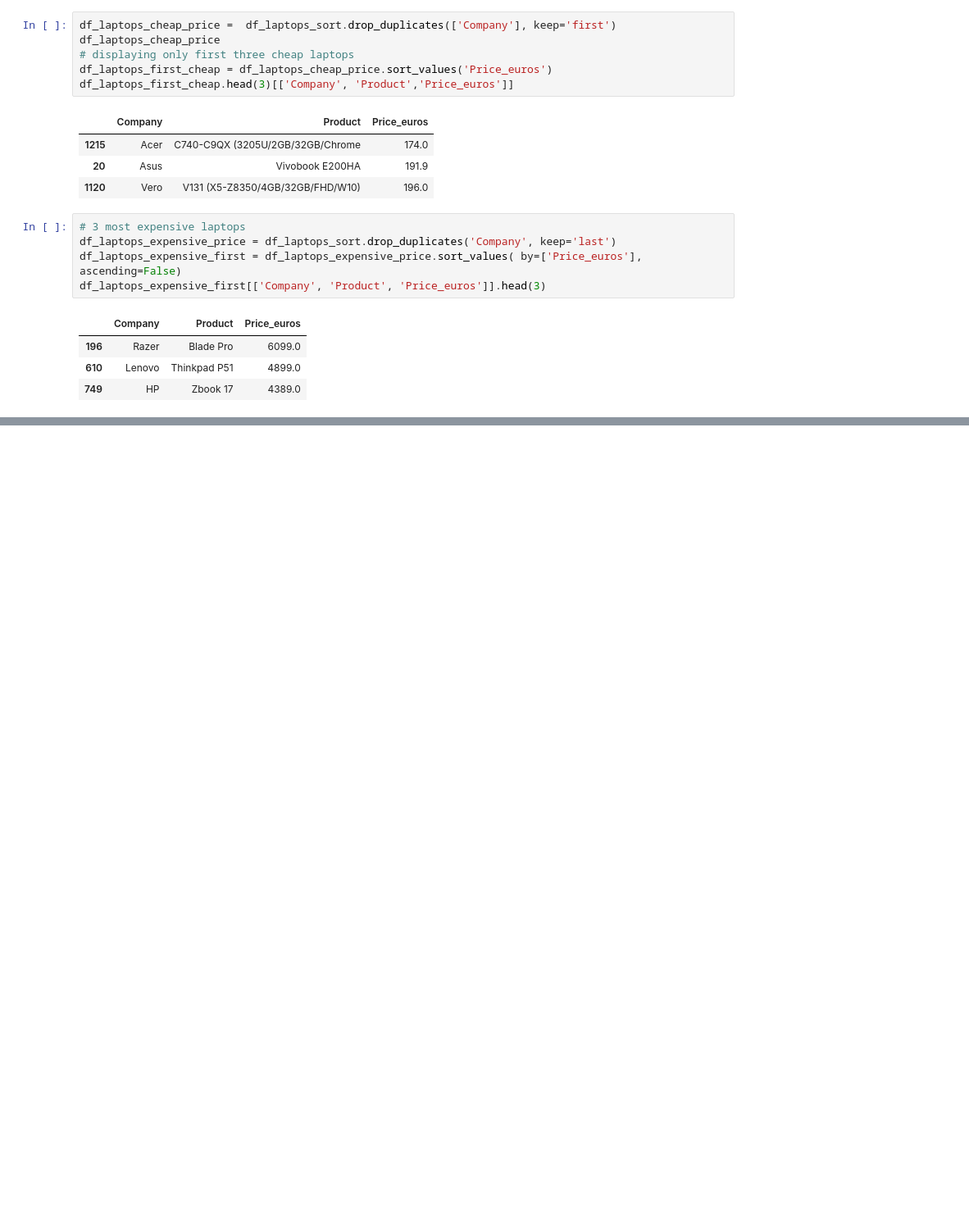
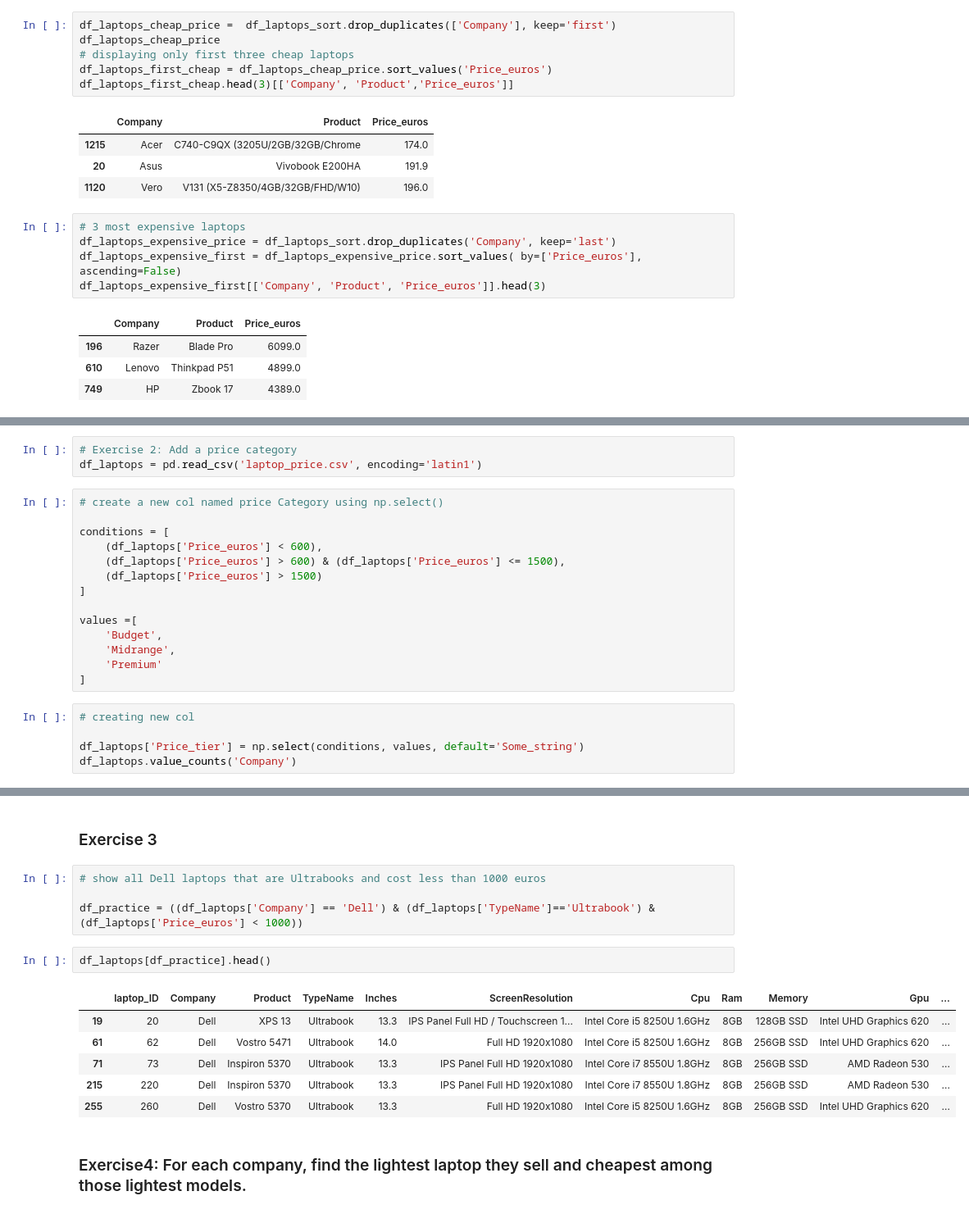
Before and after one commit to blu3-bird/Pandas-and-Numpy, a Jupyter notebook: filtering Data/drop_duplicates.ipynb, the cells around one changed output, grey strips where cells are left out. Shown at 82% size. Drawn from its saved outputs; the diff is of its cells as text; blank space fills up the shorter version.

Commit message:
Revision exercise

```diff
--- a/filtering Data/drop_duplicates.ipynb
+++ b/filtering Data/drop_duplicates.ipynb
@@ -298,0 +301,22 @@ df_laptops_expensive_first[['Company', 'Product', 'Price_euros']].head(3)
+# %%
+# Exercise 2: Add a price category
+df_laptops = pd.read_csv('laptop_price.csv', encoding='latin1')
+# %%
+# create a new col named price Category using np.select()
+
+conditions = [
+    (df_laptops['Price_euros'] < 600),
+    (df_laptops['Price_euros'] > 600) & (df_laptops['Price_euros'] <= 1500),
+    (df_laptops['Price_euros'] > 1500)
+]
+
+values =[
+    'Budget',
+    'Midrange',
+    'Premium'
+]
+# %%
+# creating new col
+
+df_laptops['Price_tier'] = np.select(conditions, values, default='Some_string')
+df_laptops.value_counts('Company')
@@ -298,0 +341,17 @@ df_laptops_expensive_first[['Company', 'Product', 'Price_euros']].head(3)
+# %% [markdown]
+### Exercise 3
+# %%
+# show all Dell laptops that are Ultrabooks and cost less than 1000 euros
+
+df_practice = ((df_laptops['Company'] == 'Dell') & (df_laptops['TypeName']=='Ultrabook') & (df_laptops['Price_euros'] < 1000))
+# %%
+df_laptops[df_practice].head()
+# %% [output]
+|  | laptop_ID | Company | Product | TypeName | Inches | ScreenResolution | Cpu | Ram | Memory | Gpu | ... |
+| 19 | 20 | Dell | XPS 13 | Ultrabook | 13.3 | IPS Panel Full HD / Touchscreen 1... | Intel Core i5 8250U 1.6GHz | 8GB | 128GB SSD | Intel UHD Graphics 620 | ... |
+| 61 | 62 | Dell | Vostro 5471 | Ultrabook | 14.0 | Full HD 1920x1080 | Intel Core i5 8250U 1.6GHz | 8GB | 256GB SSD | Intel UHD Graphics 620 | ... |
+| 71 | 73 | Dell | Inspiron 5370 | Ultrabook | 13.3 | IPS Panel Full HD 1920x1080 | Intel Core i7 8550U 1.8GHz | 8GB | 256GB SSD | AMD Radeon 530 | ... |
+| 215 | 220 | Dell | Inspiron 5370 | Ultrabook | 13.3 | IPS Panel Full HD 1920x1080 | Intel Core i7 8550U 1.8GHz | 8GB | 256GB SSD | AMD Radeon 530 | ... |
+| 255 | 260 | Dell | Vostro 5370 | Ultrabook | 13.3 | Full HD 1920x1080 | Intel Core i5 8250U 1.6GHz | 8GB | 256GB SSD | Intel UHD Graphics 620 | ... |
+# %% [markdown]
+### Exercise4: For each company, find the lightest laptop they sell and cheapest among those lightest models.
```
Also changed, not shown: parts of 5 cells of this notebook.
